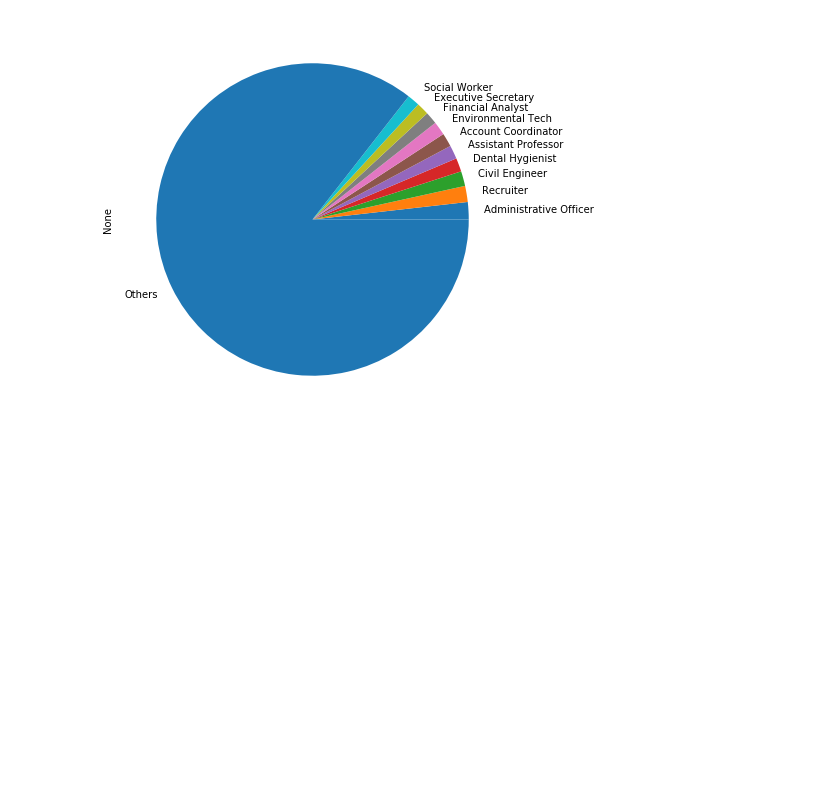
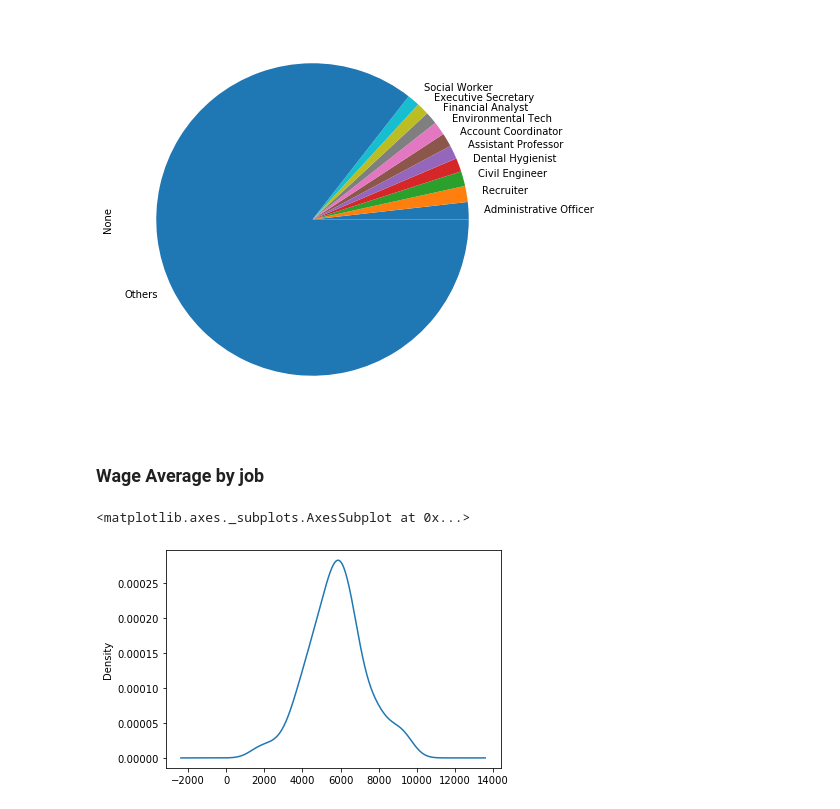
Before and after one commit to MohamedElGuendouz/mohamedelguendouz.github.io, a Jupyter notebook: projects/Create KPI's/Create_KPI's.ipynb, the cells around one changed output. Drawn from its saved outputs; the diff is of its cells as text; code cells hidden in the pictures; blank space fills up the shorter version.

```diff
--- a/projects/Create KPI's/Create_KPI's.ipynb
+++ b/projects/Create KPI's/Create_KPI's.ipynb
@@ -105,3 +116,12 @@ dtype: int64
 jobs_plot_pie = series_jobs.plot.pie(y='Proportion of jobs', subplots=True, figsize=(7, 20))
 # %% [output]
 [figure]
+# %% [markdown]
+### Wage Average by job
+# %%
+df_salaries_by_job = df.groupby(by=["job"]).mean()["salary"]
+# %%
+df_salaries_by_job.plot.kde()
+# %% [output]
+<matplotlib.axes._subplots.AxesSubplot at 0x...>
+[figure, added]
```
Also changed, not shown: parts of 2 cells of this notebook, 5 other files.
